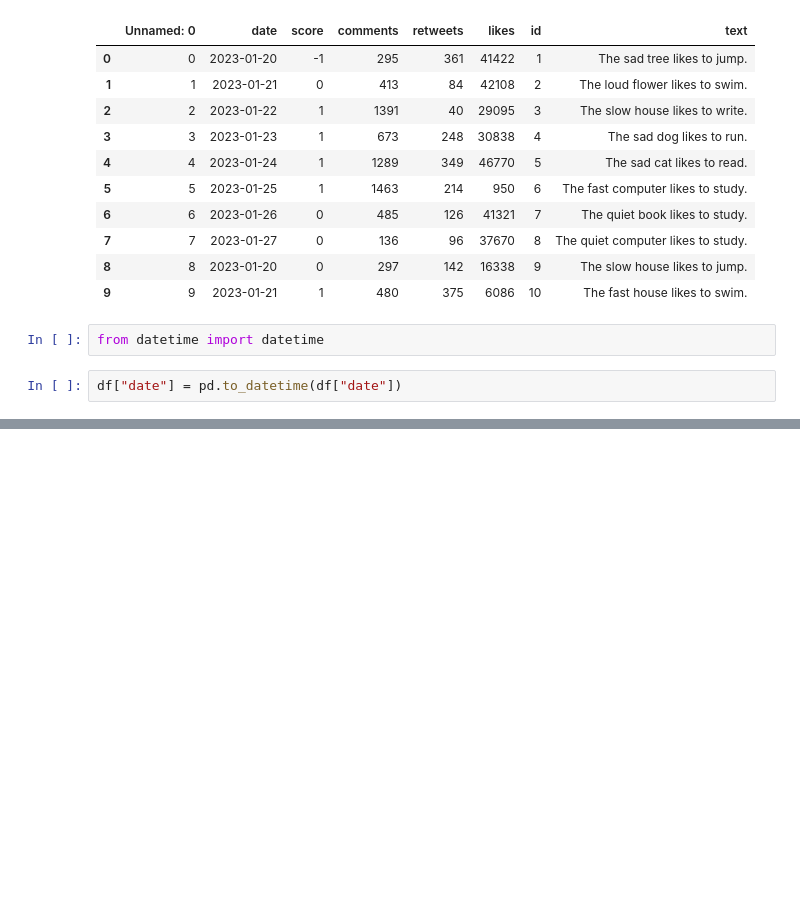
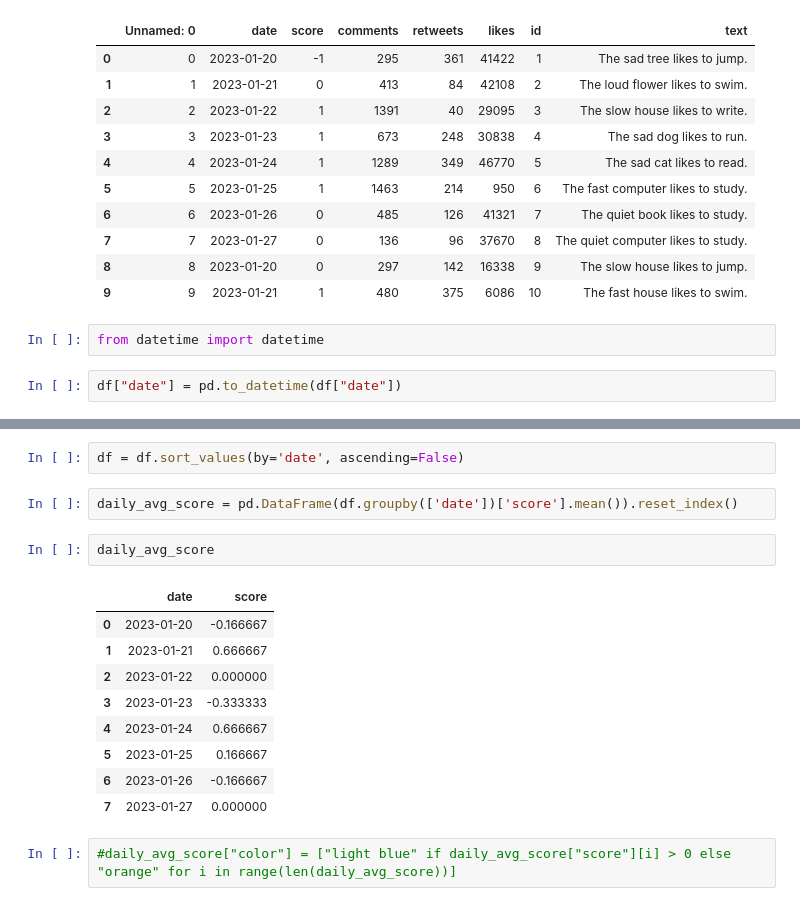
Before and after one commit to ZhaoPeiduo/AIChallenge, a Jupyter notebook: frontend/randomgenerator.ipynb, the cells around one changed output, grey strips where cells are left out. Drawn from its saved outputs; the diff is of its cells as text; blank space fills up the shorter version.

```diff
--- a/frontend/randomgenerator.ipynb
+++ b/frontend/randomgenerator.ipynb
@@ -99,0 +75,18 @@ df.head
+# %%
+df = df.sort_values(by='date', ascending=False)
+# %%
+daily_avg_score = pd.DataFrame(df.groupby(['date'])['score'].mean()).reset_index()
+# %%
+daily_avg_score
+# %% [output]
+|  | date | score |
+| 0 | 2023-01-20 | -0.166667 |
+| 1 | 2023-01-21 | 0.666667 |
+| 2 | 2023-01-22 | 0.000000 |
+| 3 | 2023-01-23 | -0.333333 |
+| 4 | 2023-01-24 | 0.666667 |
+| 5 | 2023-01-25 | 0.166667 |
+| 6 | 2023-01-26 | -0.166667 |
+| 7 | 2023-01-27 | 0.000000 |
+# %%
+#daily_avg_score["color"] = ["light blue" if daily_avg_score["score"][i] > 0 else "orange" for i in range(len(daily_avg_score))]
```
Also changed, not shown: parts of 9 cells of this notebook, 1 other file.
